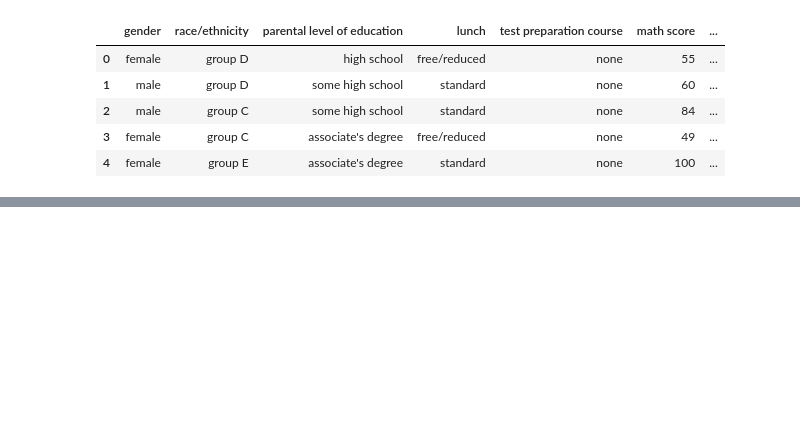
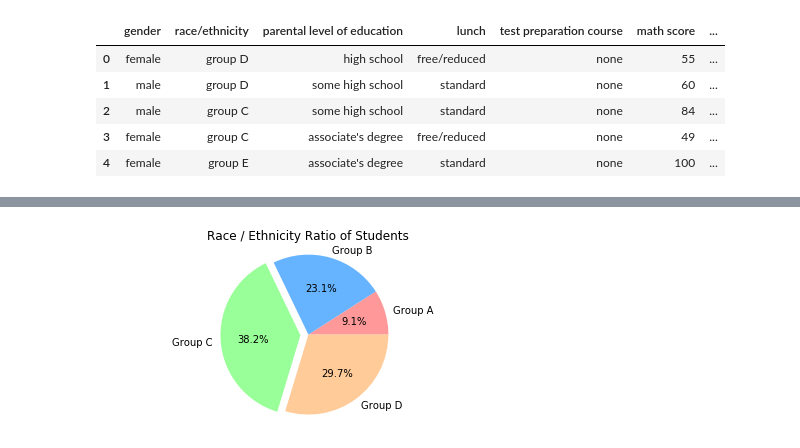
Before and after one commit to kyle1903/cuni_sw_project, a Jupyter notebook: pandas.ipynb, the cells around one changed output, grey strips where cells are left out. Cells and saved outputs as stored; diff of their text form; code cells hidden in the pictures; blank space fills up the shorter version.

```diff
--- a/pandas.ipynb
+++ b/pandas.ipynb
@@ -28,0 +43,22 @@ data.describe()
+# %%
+# ratio of each race/ethnicity group
+
+fig, ax = plt.subplots(figsize=(6, 3), subplot_kw=dict(aspect="equal"))
+ax.set_title("Race / Ethnicity Ratio of Students")
+
+GA = data[data['race/ethnicity'] == 'group A'].shape[0]
+GB = data[data['race/ethnicity'] == 'group B'].shape[0]
+GC = data[data['race/ethnicity'] == 'group C'].shape[0]
+GD = data[data['race/ethnicity'] == 'group D'].shape[0]
+
+labels = 'Group A', 'Group B', 'Group C', 'Group D'
+sizes = [GA, GB, GC, GD]
+colors = ['#ff9999','#66b3ff','#99ff99','#ffcc99']
+explode = (0, 0, 0.1, 0)
+
+plt.axis("equal")
+plt.pie(sizes, explode=explode, colors=colors, labels=labels, autopct='%1.1f%%')
+plt.tight_layout()
+plt.show()
+# %% [output]
+[figure, added]
```
Also changed, not shown: parts of 28 cells of this notebook.
